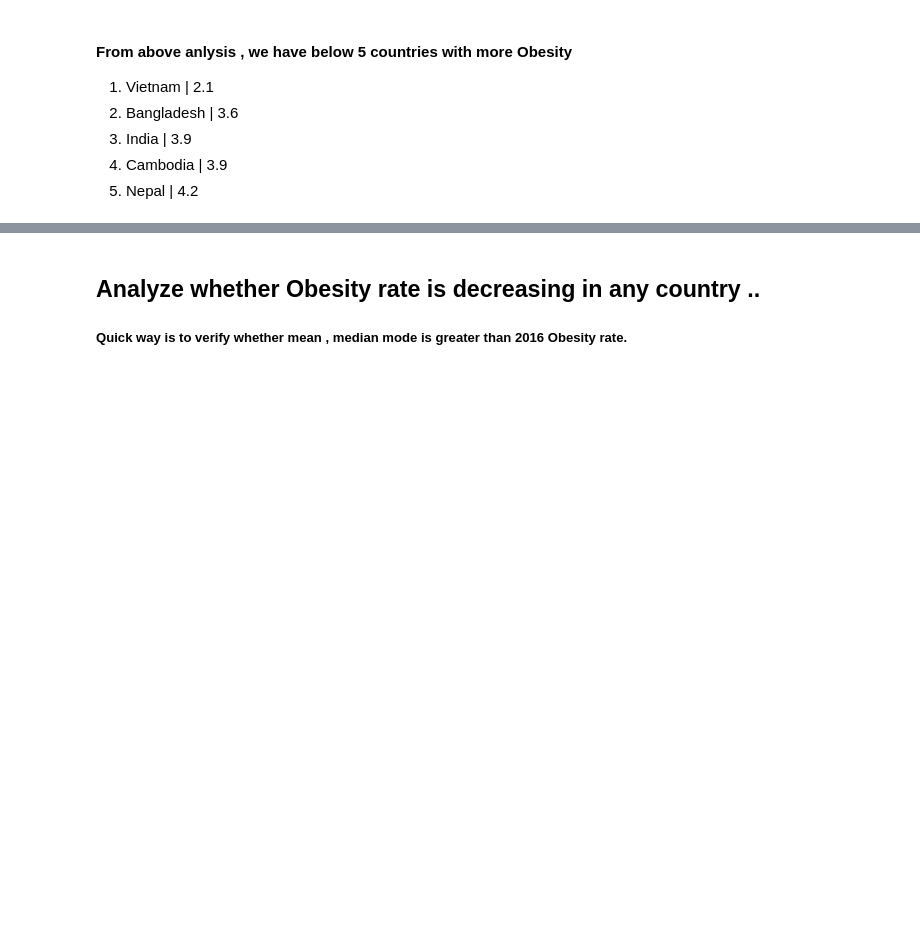
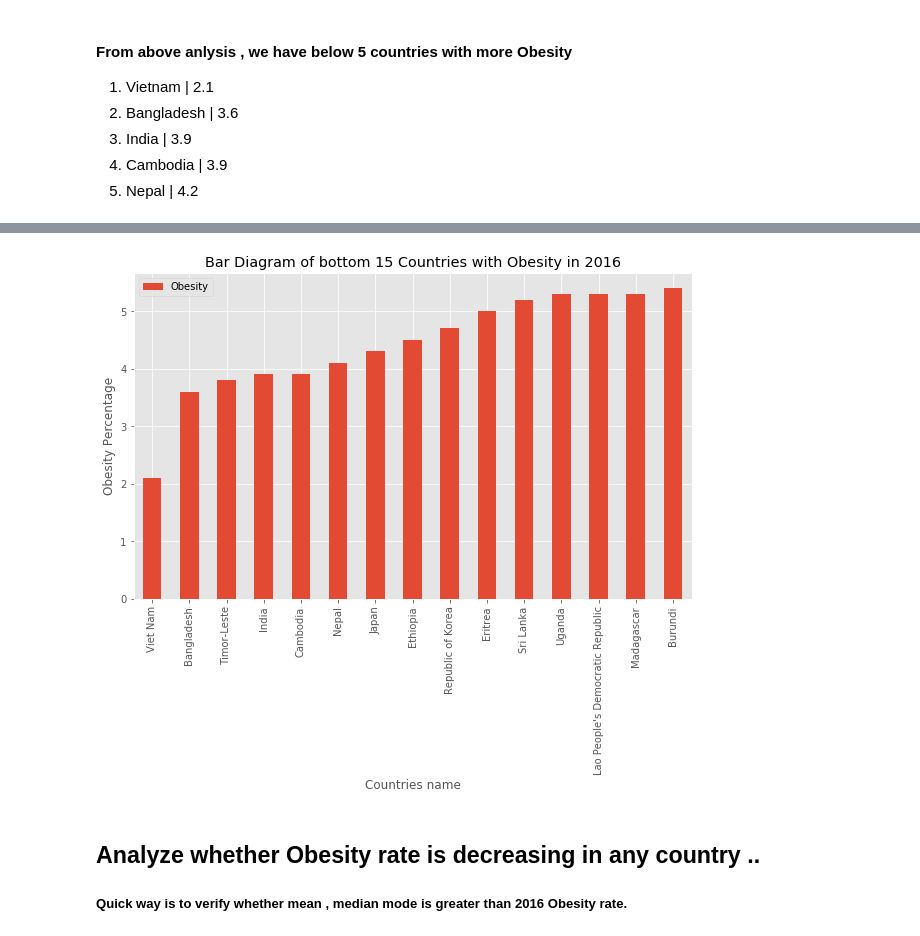
Before and after one commit to Upendrapcu/Analysis-of-Obesity-data-, a Jupyter notebook: Obesity Analysis.ipynb, the cells around one changed output, grey strips where cells are left out. Cells and saved outputs as stored; diff of their text form; code cells hidden in the pictures; blank space fills up the shorter version.

```diff
--- a/Obesity Analysis.ipynb
+++ b/Obesity Analysis.ipynb
@@ -189,3 +226,14 @@ df_Bottom15_Obese_list=df_2016.sort_values('Obesity',ascending=True).head(15)
+# %%
+# BAr Diagram view of top 15 countries with Obesity.
+df_Bottom15_Obese_list.plot(kind='bar', figsize=(10, 6), rot=90)
+
+plt.title('Bar Diagram of bottom 15 Countries with Obesity in 2016') # add a title to the histogram
+plt.xlabel('Countries name') # add y-label
+plt.ylabel('Obesity Percentage') # add x-label
+
+plt.show()
+# %% [output]
+[figure, added]
 # %% [markdown]
 ## Analyze whether Obesity rate is decreasing in any country ..
 
```
Also changed, not shown: parts of 32 cells of this notebook.
